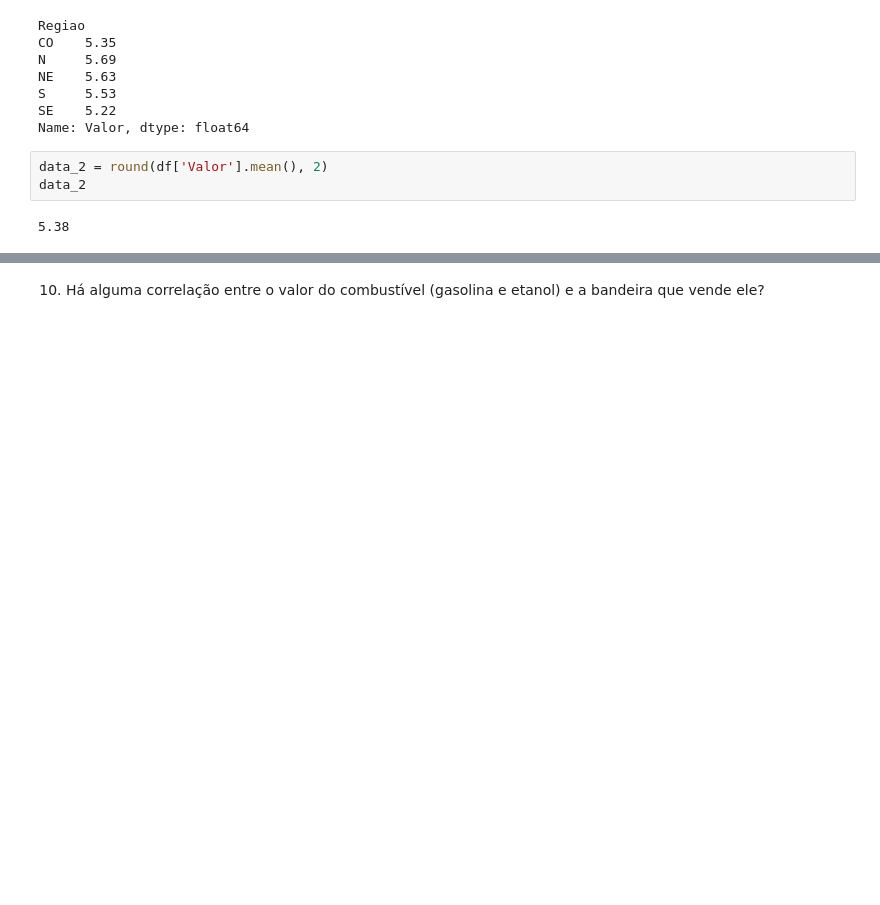
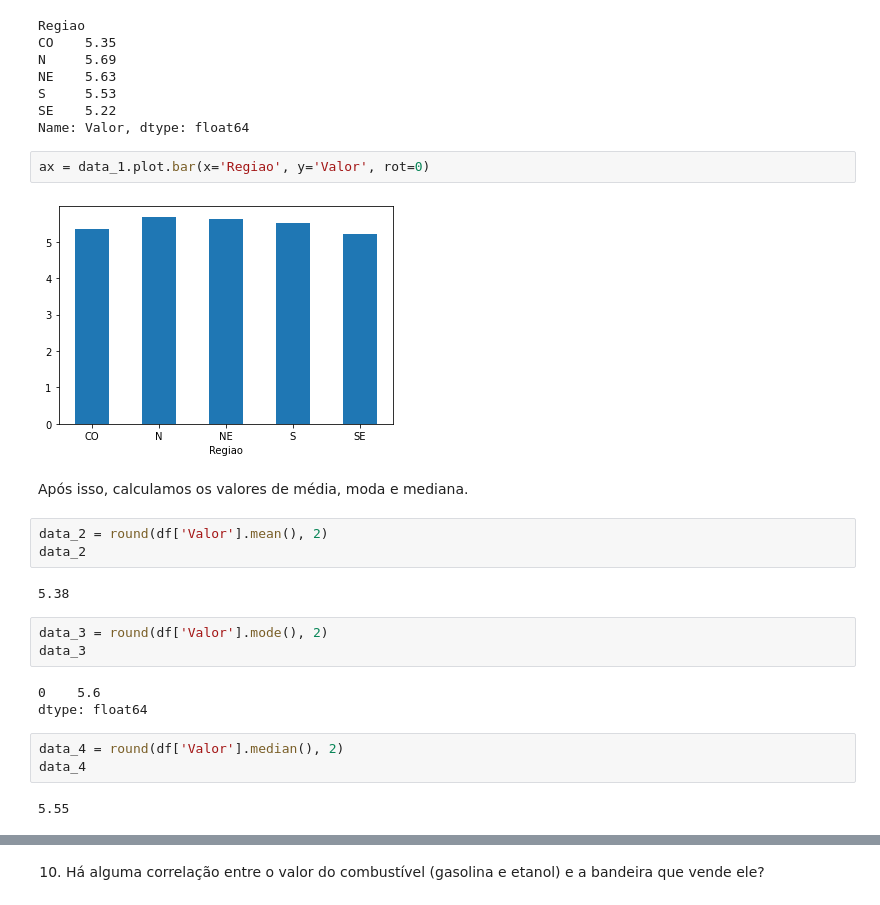
Before and after one commit to brunnabrito/projeto_m4_g4_resilia, a Jupyter notebook: Projeto_M4_Grupo_4.ipynb, the cells around one changed output, grey strips where cells are left out. Drawn from its saved outputs; the diff is of its cells as text; blank space fills up the shorter version.

```diff
--- a/Projeto_M4_Grupo_4.ipynb
+++ b/Projeto_M4_Grupo_4.ipynb
@@ -444,8 +662,25 @@ NE    5.63
 S     5.53
 SE    5.22
 Name: Valor, dtype: float64
+# %%
+ax = data_1.plot.bar(x='Regiao', y='Valor', rot=0)
+# %% [output]
+[figure, added]
+# %% [markdown]
+Após isso, calculamos os valores de média, moda e mediana.
 # %%
 data_2 = round(df['Valor'].mean(), 2)
 data_2
 # %% [output]
 5.38
+# %%
+data_3 = round(df['Valor'].mode(), 2)
+data_3
+# %% [output]
+0    5.6
+dtype: float64
+# %%
+data_4 = round(df['Valor'].median(), 2)
+data_4
+# %% [output]
+5.55
```
Also changed, not shown: parts of 46 cells of this notebook.
